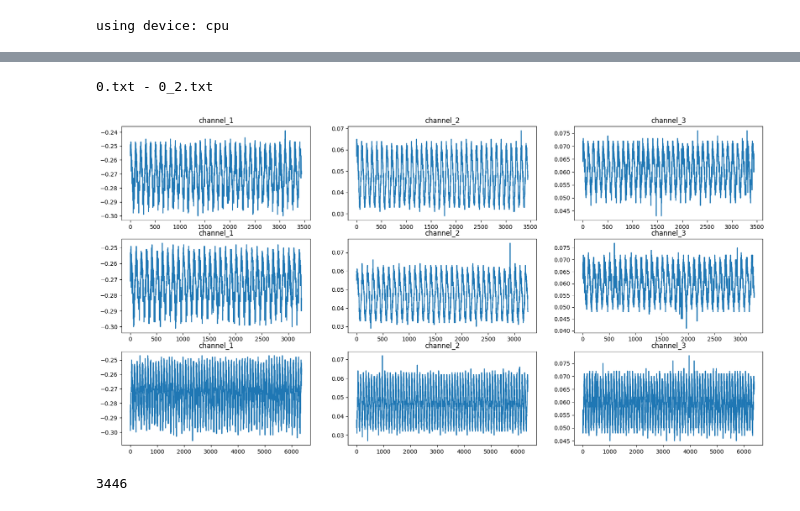
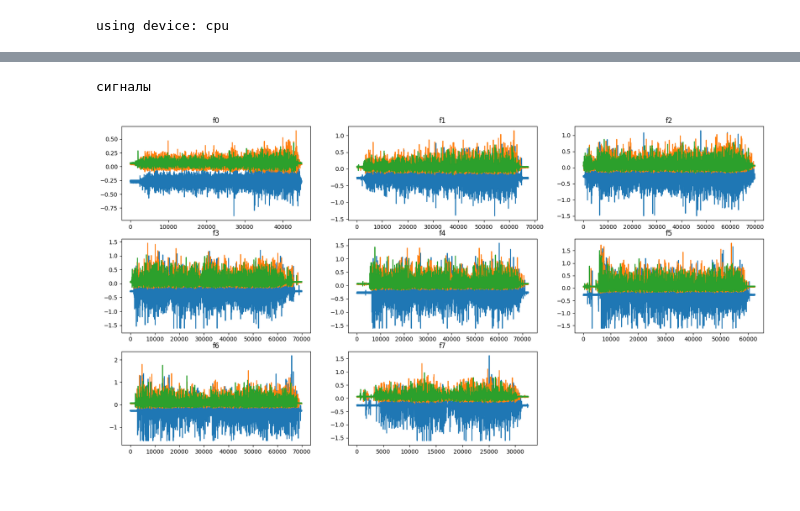
Before and after one commit to Fierce-Eagle/Diplom, a Jupyter notebook: notebook.ipynb, the cells around one changed output, grey strips where cells are left out. Drawn from its saved outputs; the diff is of its cells as text; code cells hidden in the pictures.

```diff
--- a/notebook.ipynb
+++ b/notebook.ipynb
@@ -52,55 +63,65 @@ f73_channel_1, f73_channel_2, f73_channel_3 = my_dataset.load_data(DATASET_PATH
 # %%
 import matplotlib.pyplot as plt
 
 fig = plt.figure(figsize=(20, 10))
 
 plt.subplot(3, 3, 1)
-plt.title("channel_1")
+plt.title("f0")
 plt.plot(f0_channel_1)
+plt.plot(f0_channel_2)
+plt.plot(f0_channel_3)
 
 plt.subplot(3, 3, 2)
-plt.title("channel_2")
-plt.plot(f0_channel_2)
+plt.title("f1")
+plt.plot(f1_channel_1)
+plt.plot(f1_channel_2)
+plt.plot(f1_channel_3)
 
 plt.subplot(3, 3, 3)
-plt.title("channel_3")
-plt.plot(f0_channel_3)
+plt.title("f2")
+plt.plot(f2_channel_1)
+plt.plot(f2_channel_2)
+plt.plot(f2_channel_3)
 
 plt.subplot(3, 3, 4)
-plt.title("channel_1")
-plt.plot(f01_channel_1)
+plt.title("f3")
+plt.plot(f3_channel_1)
+plt.plot(f3_channel_2)
+plt.plot(f3_channel_3)
 
 plt.subplot(3, 3, 5)
-plt.title("channel_2")
-plt.plot(f01_channel_2)
+plt.title("f4")
+plt.plot(f4_channel_1)
+plt.plot(f4_channel_2)
+plt.plot(f4_channel_3)
 
 plt.subplot(3, 3, 6)
-plt.title("channel_3")
-plt.plot(f01_channel_3)
+plt.title("f5")
+plt.plot(f5_channel_1)
+plt.plot(f5_channel_2)
+plt.plot(f5_channel_3)
 
 plt.subplot(3, 3, 7)
-plt.title("channel_1")
-plt.plot(f02_channel_1)
+plt.title("f6")
+plt.plot(f6_channel_1)
+plt.plot(f6_channel_2)
+plt.plot(f6_channel_3)
 
 plt.subplot(3, 3, 8)
-plt.title("channel_2")
-plt.plot(f02_channel_2)
-
-plt.subplot(3, 3, 9)
-plt.title("channel_3")
-plt.plot(f02_channel_3)
+plt.title("f7")
+plt.plot(f7_channel_1)
+plt.plot(f7_channel_2)
+plt.plot(f7_channel_3)
 
 
 
-print('0.txt - 0_2.txt')
+
+
+print('сигналы')
 plt.show()
 # %% [output]
-0.txt - 0_2.txt
+сигналы
-[figure, old version]
+[figure, new version]
-# %%
-len(f0_channel_1)
-# %% [output]
-3446
 # %%
 import numpy as np
 import scipy
```
Also changed, not shown: parts of 29 cells of this notebook, 5 other files.
